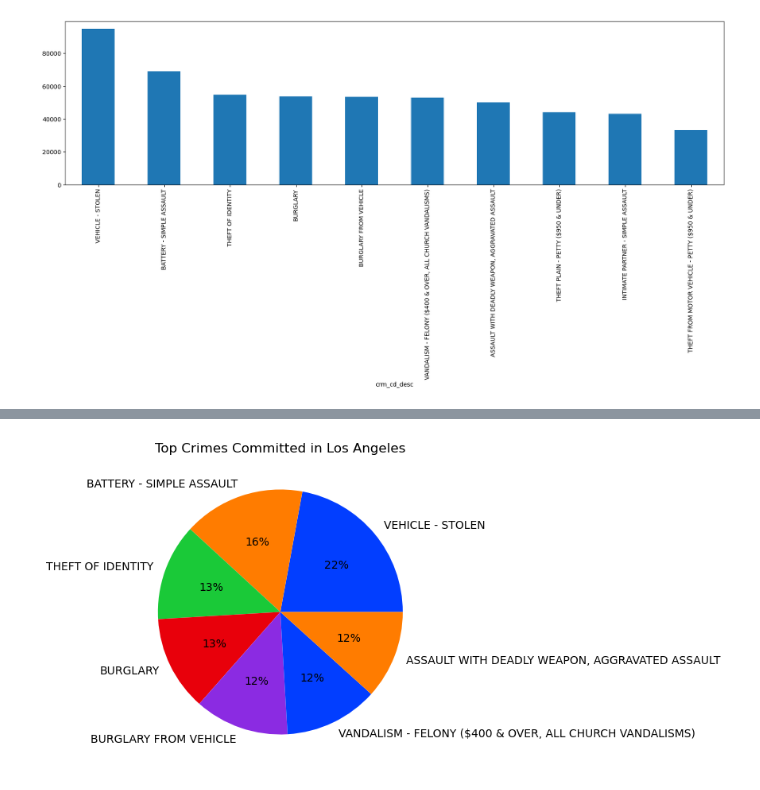
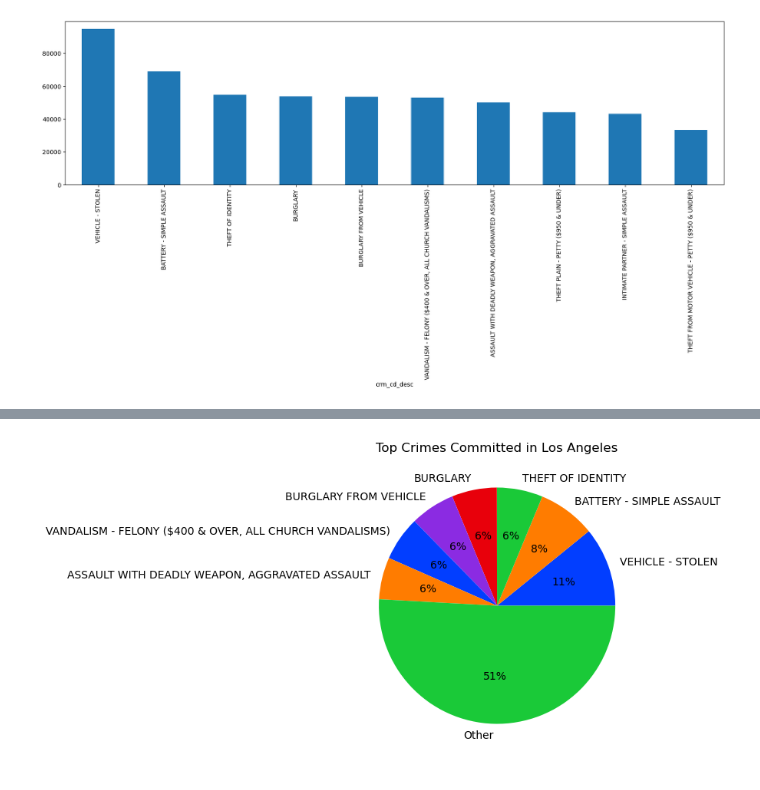
Before and after one commit to wiseorcool/Project-1-Team-4, a Jupyter notebook: April 10th Initial Graphs/json-response.ipynb, the cells around one changed output, grey strips where cells are left out. Saved outputs shown, nothing was run; the diff lists cells and outputs as text; code cells hidden in the pictures.

```diff
--- a/April 10th Initial Graphs/json-response.ipynb
+++ b/April 10th Initial Graphs/json-response.ipynb
@@ -505,22 +494,34 @@ Top_Crimes_LosAngeles.index
 # %%
 # Top 7 Crimes Committed in Los Angeles
 
-Top_Crimes_LosAngeles=response_df_formatted["crm_cd_desc"].value_counts().sort_values(ascending=False).head(7)
-# TOP 7 Crimes Committed represent 50% of all the total crimes committed in los angeles in the given period
+Top_Crimes_LosAngeles=response_df_formatted["crm_cd_desc"].value_counts().sort_values(ascending=False)
+# TOP 7 Crimes Committed represent clost to 50% of all the total crimes committed in los angeles in the given period
+# Since there are 139 different crimes description combining the rest into a single other category
+
+
+# Threshold for identifying crimes with less than 5.5% of total crimes
+threshold = Top_Crimes_LosAngeles.values.sum() * 0.055
+
+# Create new data and add only crimes which are greater than the threshold of 6%
+Top_Crimes_LosAngeles_large_Category = Top_Crimes_LosAngeles[Top_Crimes_LosAngeles >= threshold]
+Top_Crimes_LosAngeles_small_Category = Top_Crimes_LosAngeles[Top_Crimes_LosAngeles < threshold]
+other_value_sum = Top_Crimes_LosAngeles_small_Category.sum()
+Top_Crimes_LosAngeles_other_Category = pd.concat([Top_Crimes_LosAngeles_large_Category, pd.Series({'Other': other_value_sum})])
 
 #define data
 plt.figure(figsize=(10,5))
-data=Top_Crimes_LosAngeles.values
-labels=Top_Crimes_LosAngeles.index
+data=Top_Crimes_LosAngeles_other_Category.values
+labels=Top_Crimes_LosAngeles_other_Category.index
 
 
 #define Seaborn color palette to use
 colors = sns.color_palette('bright')[0:5]
 
 
 # plt.pie(x=Top_Crimes_LosAngeles.values,labels=Top_Crimes_LosAngeles.index,autopct='%.0f%%')
 plt.pie(x=data,labels=labels,colors=colors,autopct='%.0f%%')
 plt.title("Top Crimes Committed in Los Angeles")
-plt.show()
+# plt.show()
+plt.savefig('Top Crimes Committed in Los Angeles.png')
 # %% [output]
-[figure, old version]
+[figure, new version]
```
Also changed, not shown: parts of 29 cells of this notebook, 3 other files.
